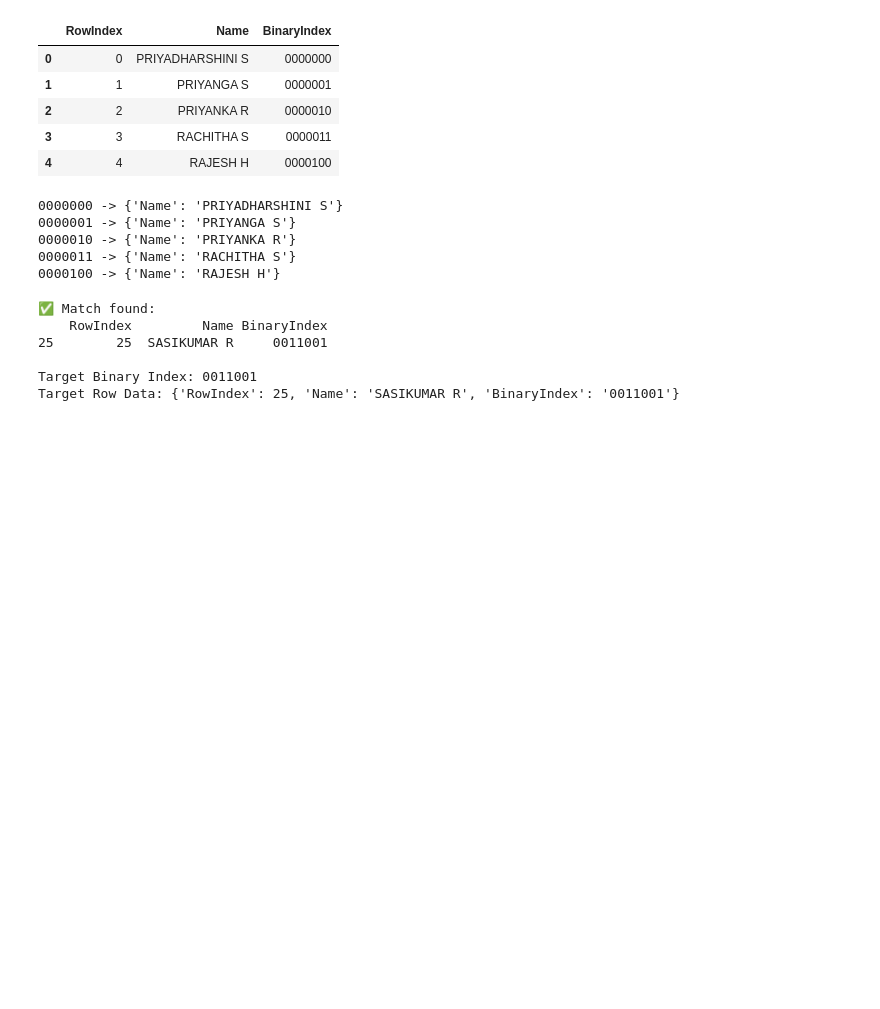
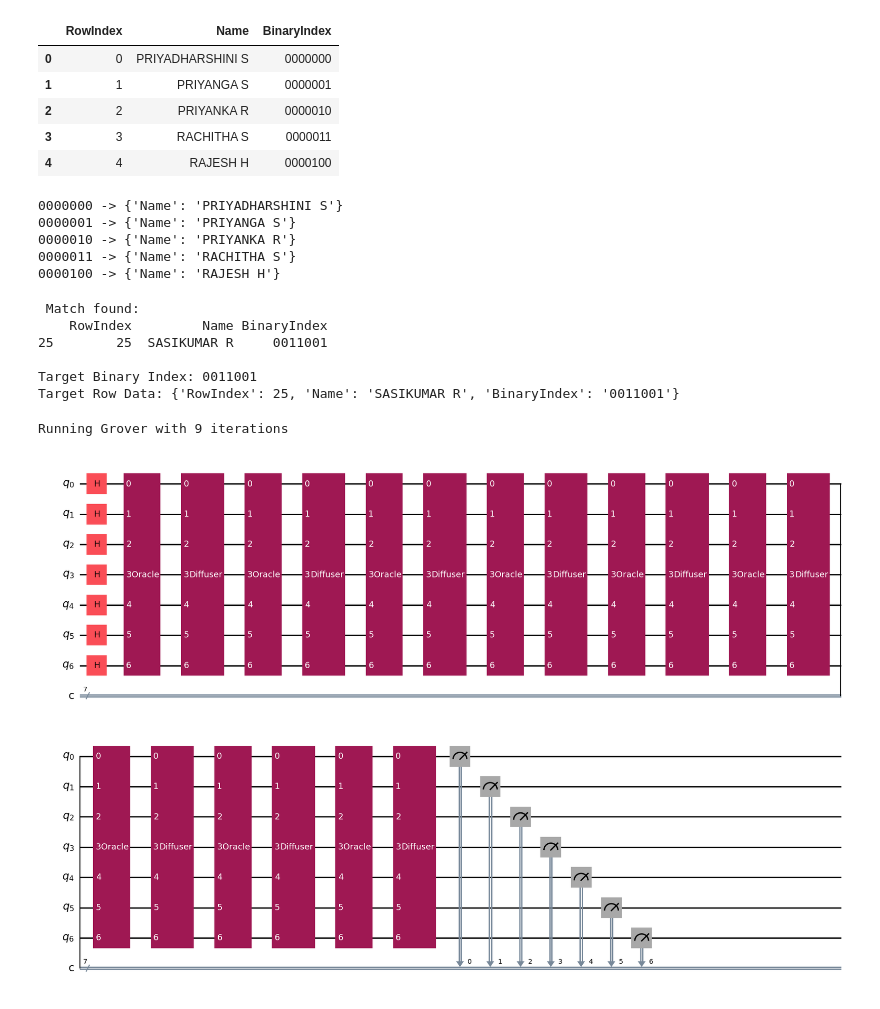
Before and after one commit to SASI-KUMAR-R/Quantum_Search_Testing, a Jupyter notebook: TestCsvMap.ipynb, the cells around one changed output. Cells and saved outputs as stored; diff of their text form; code cells hidden in the pictures; blank space fills up the shorter version.

```diff
--- a/TestCsvMap.ipynb
+++ b/TestCsvMap.ipynb
@@ -59,9 +59,9 @@ search_value = "SASIKUMAR R"
 target_rows = df[df[search_column] == search_value]
 
 if target_rows.empty:
-    print(f"❌ No match found for {search_value} in column {search_column}")
+    print(f"No match found for {search_value} in column {search_column}")
 else:
-    print(f"✅ Match found:\n{target_rows}")
+    print(f" Match found:\n{target_rows}")
 
     # Get RowIndex and BinaryIndex of first match
     target_row = target_rows.iloc[0]
@@ -70,7 +70,7 @@ else:
     print(f"\nTarget Binary Index: {target_binary}")
     print(f"Target Row Data: {target_row.to_dict()}")
 # %% [output]
-✅ Match found:
+ Match found:
     RowIndex         Name BinaryIndex
 25        25  SASIKUMAR R     0011001
 
@@ -78,0 +122,52 @@ Target Row Data: {'RowIndex': 25, 'Name': 'SASIKUMAR R', 'BinaryIndex': '0011001
+# %%
+from qiskit import QuantumCircuit
+
+def build_diffuser(num_qubits: int) -> QuantumCircuit:
+    diffuser = QuantumCircuit(num_qubits)
+
+    # Inversion about the mean
+    diffuser.h(range(num_qubits))
+    diffuser.x(range(num_qubits))
+    diffuser.h(num_qubits - 1)
+    diffuser.mcx(list(range(num_qubits - 1)), num_qubits - 1)
+    diffuser.h(num_qubits - 1)
+    diffuser.x(range(num_qubits))
+    diffuser.h(range(num_qubits))
+
+    diffuser.name = "Diffuser"
+    return diffuser
+# %%
+from qiskit_aer import Aer   # Aer is separate in Qiskit 2.x
+from qiskit import transpile
+from math import pi, sqrt
+
+# Number of qubits (from your target_binary string)
+num_qubits = len(target_binary)
+
+# Build oracle and diffuser
+oracle = build_oracle(target_binary)
+diffuser = build_diffuser(num_qubits)
+
+# Initialize Grover circuit with classical bits for measurement
+grover = QuantumCircuit(num_qubits, num_qubits)
+
+# 1. Superposition initialization
+grover.h(range(num_qubits))
+
+# 2. Determine number of iterations (~ π/4 * √N)
+iterations = round(pi/4 * sqrt(2**num_qubits))
+print(f"Running Grover with {iterations} iterations")
+
+# 3. Apply Grover iterations: Oracle + Diffuser
+for _ in range(iterations):
+    grover.append(oracle, range(num_qubits))
+    grover.append(diffuser, range(num_qubits))
+
+# 4. Measurement
+grover.measure(range(num_qubits), range(num_qubits))
+
+# Visualize circuit
+grover.draw("mpl")
+# %% [output]
+Running Grover with 9 iterations
+[figure, added]
```
Also changed, not shown: parts of 4 cells of this notebook.
